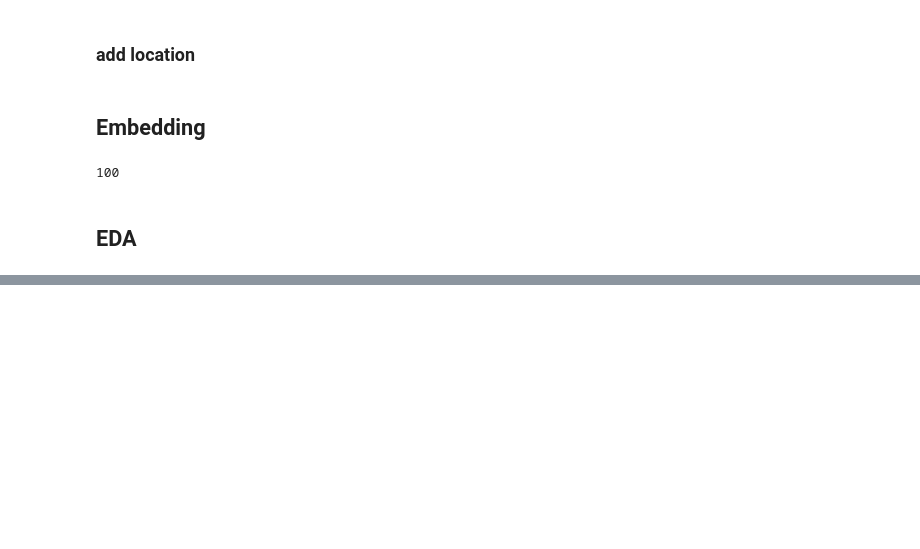
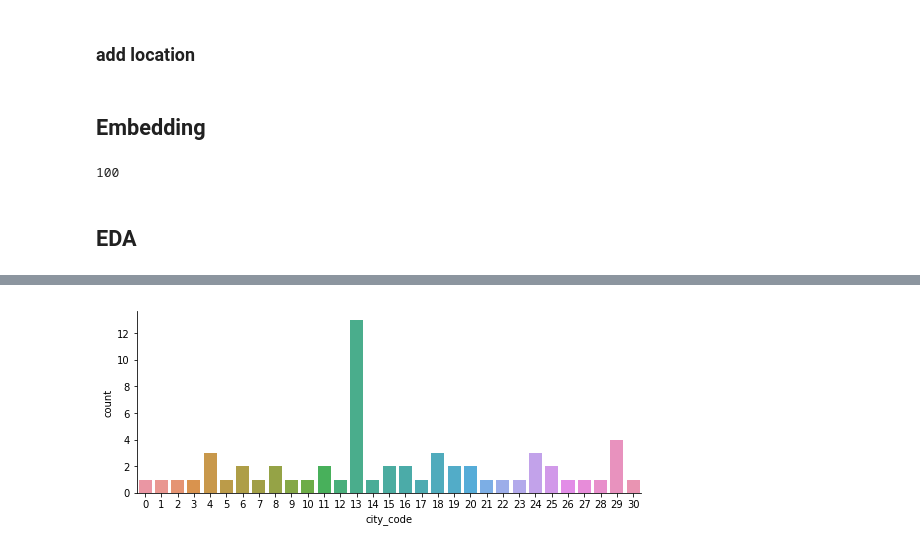
Before and after one commit to Vliseev/advanced_ml, a Jupyter notebook: competitive-data-science/FinalProject/final_project.ipynb, the cells around one changed output, grey strips where cells are left out. Cells and saved outputs as stored; diff of their text form; code cells hidden in the pictures; blank space fills up the shorter version.

```diff
--- a/competitive-data-science/FinalProject/final_project.ipynb
+++ b/competitive-data-science/FinalProject/final_project.ipynb
@@ -84,7 +84,6 @@ shops.loc[shops.shop_name == 'Сергиев Посад ТЦ "7Я"', 'shop_name'
 shops['city'] = shops['shop_name'].str.split(' ').map(lambda x: x[0])
 shops.loc[shops.city == '!Якутск', 'city'] = 'Якутск'
 shops['city_code'] = LabelEncoder().fit_transform(shops['city'])
-shops = shops[['shop_id','city_code']]
 # %% [markdown]
 ## Embedding
 # %%
@@ -116,0 +156,6 @@ A=np.array(list(map(lambda x: avg_feature_vector(x,model1.wv),items_name)))
+# %%
+# _, ax = plt.subplots(figsize=(10,4))
+fig=sns.catplot(x="city_code",kind="count",data=shops)
+fig.fig.set_size_inches(8,3)
+# %% [output]
+[figure, added]
```
Also changed, not shown: parts of 34 cells of this notebook.
